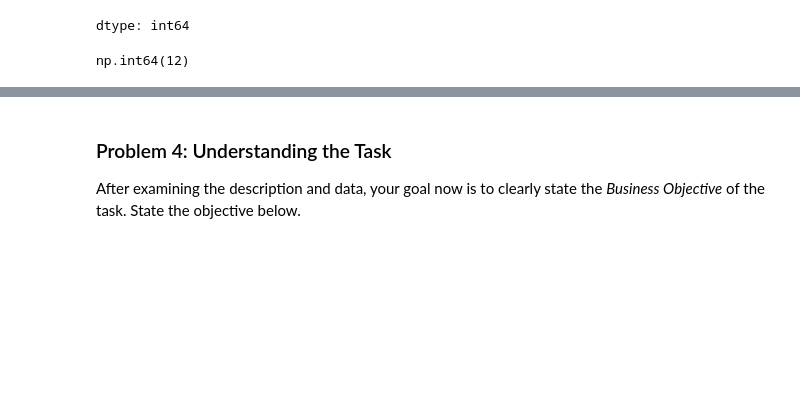
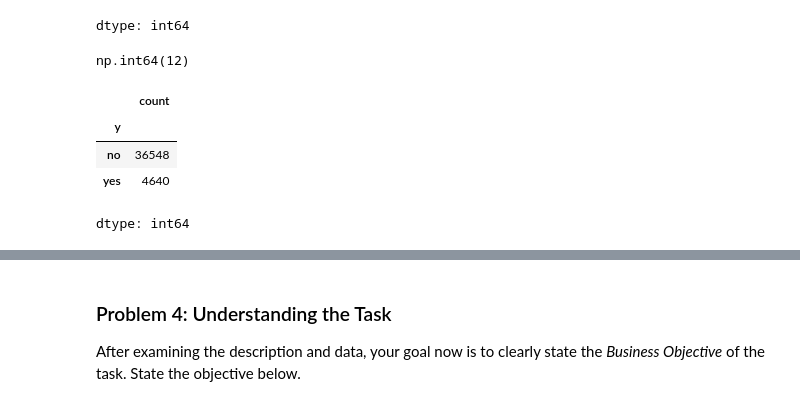
Before and after one commit to anthonyfeaster/UCB-AIML, a Jupyter notebook: Practical-3/prompt_III.ipynb, the cells around one changed output, grey strips where cells are left out. Drawn from its saved outputs; the diff is of its cells as text; code cells hidden in the pictures; blank space fills up the shorter version.

```diff
--- a/Practical-3/prompt_III.ipynb
+++ b/Practical-3/prompt_III.ipynb
@@ -162,3 +156,11 @@ dtype: int64
 bank.duplicated().sum()
 # %% [output]
 np.int64(12)
+# %%
+bank['y'].value_counts()
+# %% [output]
+|  | count |
+| y |  |
+| no | 36548 |
+| yes | 4640 |
+dtype: int64
```
Also changed, not shown: parts of 5 cells of this notebook.
